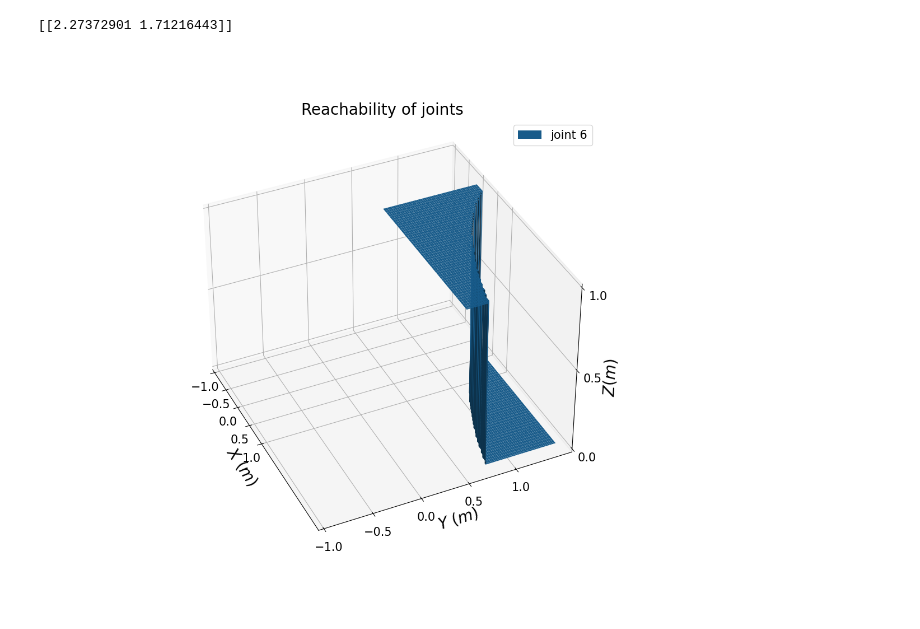
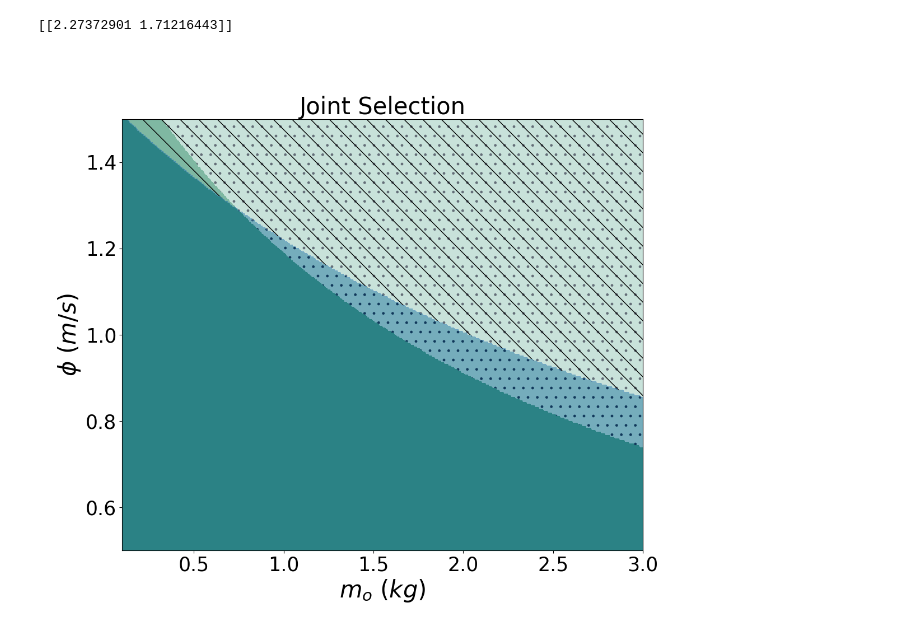
Before and after one commit to epfl-lasa/hitting_sim, a Jupyter notebook: joint_classification.ipynb, the cells around one changed output. Cells and saved outputs as stored; diff of their text form; code cells hidden in the pictures.

```diff
--- a/joint_classification.ipynb
+++ b/joint_classification.ipynb
@@ -26,8 +28,8 @@ print(pred_6)
 # %% [output]
 [[2.27372901 1.71216443]]
 # %%
-m_range = np.linspace(0.1, 3, 100)
-phi_range = np.linspace(0.5, 1.5, 50)
+m_range = np.linspace(0.1, 3, 500)
+phi_range = np.linspace(0.5, 1.5, 250)
 
 m_grid, phi_grid = np.meshgrid(m_range, phi_range)
 m_sparse, phi_sparse = np.meshgrid(m_range, phi_range, sparse=True)
@@ -36,26 +38,24 @@ check_6 = pred_6[0][1] >= phi_grid * ( m_grid / pred_6[0][0] + 1 )
 check_5 = pred_5[0][1] >= phi_grid * ( m_grid / pred_5[0][0] + 1 )
 # %%
 # %matplotlib notebook
+
+from scipy import ndimage
+
 %matplotlib widget
 fig = plt.figure(figsize=(12,10))
-ax = fig.add_subplot(projection='3d')
+ax = fig.add_subplot()
 
-ax.plot_surface(m_grid, phi_grid, check_6)
-# ax.set_xlabel('$X$ $(m)$', fontsize = 20)
-# ax.set_ylabel('$Y$ $(m)$', fontsize = 20)
-# ax.set_zlabel('$Z (m)$', fontsize = 20)
-# ax.set_xticks([-1, -0.5, 0, 0.5, 1])
-# ax.set_yticks([-1, -0.5, 0, 0.5, 1])
-# ax.set_zticks([0, 0.5, 1])
-# ax.view_init(elev=37, azim=-25)
+# ax.plot_surface(m_grid, phi_grid, check_6, alpha = 0.5)
+# ax.plot_surface(m_grid, phi_grid, check_5, alpha=0.5)
+cs1 = ax.contourf(m_grid, phi_grid, check_6,  hatches=['.', None],  cmap = 'Greens', alpha=0.9)
+cs2 = ax.contourf(m_grid, phi_grid, check_5, hatches=['\\', None],  cmap='Blues', alpha=0.5)
 
-# ax.yaxis._axinfo['label']['space_factor'] = 3.0
-# ax.xaxis._axinfo['label']['space_factor'] = 3.0
-
-# ax.tick_params(axis='both', which='major', labelsize=15)
-# ax.legend(['joint 6', 'joint 5'], fontsize=15)
-# ax.set_title("Reachability of joints", fontsize=20)
+ax.set_xlabel('$m_o$ $(kg)$', fontsize = 30)
+ax.set_ylabel('$\phi$ $(m/s)$', fontsize = 30)
+ax.set_title("Joint Selection", fontsize=30)
+ax.tick_params(axis='both', which='major', labelsize=25)
 
 plt.show()
+plt.savefig("joint_selection", transparent=False, bbox_inches='tight', pad_inches = 0.25, dpi=200)
 # %% [output]
-[figure, old version]
+[figure, new version]
```
Also changed, not shown: parts of 1 cell of this notebook, 6 other files.
